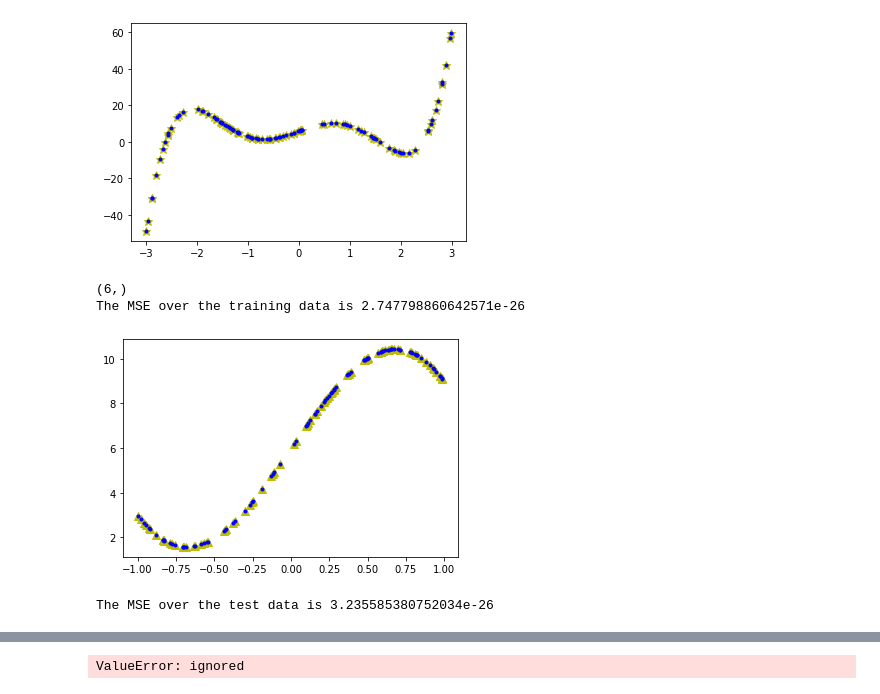
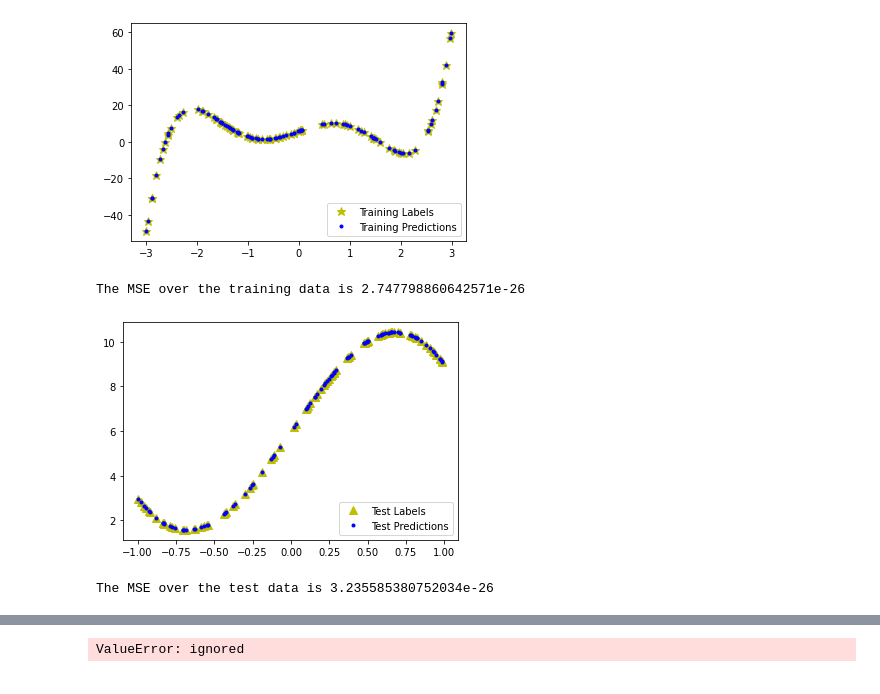
Before and after one commit to sirischuck/HW1, a Jupyter notebook: HW1_machine_learning.ipynb, the cells around one changed output, grey strips where cells are left out. Saved outputs shown, nothing was run; the diff lists cells and outputs as text; code cells hidden in the pictures.

```diff
--- a/HW1_machine_learning.ipynb
+++ b/HW1_machine_learning.ipynb
@@ -26,39 +26,40 @@ theta= np.dot(np.dot(np.linalg.inv(np.dot(xTrainBasisT,xTrainBasis)),xTrainBasis
 yTrainPred=np.dot(xTrainBasis,theta)
 
 #plot the prediction and the actual test data
-plt.plot(x_train,y_train, 'y*', markersize=9)
-plt.plot(x_train,yTrainPred,'b.')
+plt.plot(x_train,y_train, 'y*', markersize=9, label= 'Training Labels')
+plt.plot(x_train,yTrainPred,'b.', label = 'Training Predictions')
+plt.legend(loc='lower right')
 plt.show()
 
 
 #calculate and show the MSE between the training data and the model
 error=0
 for (yG,y) in zip(y_train,yTrainPred):
   error= error + (yG-y)**2
 print('The MSE over the training data is', error/len(yTrainPred))
 
 
 #load the test data
 x_test=np.load('/content/drive/MyDrive/x_test.npy')
 y_test=np.load('/content/drive/MyDrive/y_test.npy')
 
 
 #generate the test predictions
 yTestPred=np.array([np.polyval(np.flipud(theta), x) for x in x_test])
 
 #plot the test predictions and actual test data
-plt.plot(x_test,y_test,'y^', markersize=8)
-plt.plot(x_test,yTestPred,'b.')
+plt.plot(x_test,y_test,'y^', markersize=8, label='Test Labels')
+plt.plot(x_test,yTestPred,'b.', label = 'Test Predictions')
+plt.legend(loc='lower right')
 plt.show()
 
 #calculate the MSE between the training data and the model
 error=0
 for (y,yP) in zip(y_test,yTestPred):
   error= error + (yP-y)**2
 print('The MSE over the test data is', error[0]/len(yTestPred))
 # %% [output]
-[figure, old version]
+[figure, new version]
-(6,)
 The MSE over the training data is 2.747798860642571e-26
-[figure, old version]
+[figure, new version]
 The MSE over the test data is 3.235585380752034e-26
```
Also changed, not shown: parts of 4 cells of this notebook.
